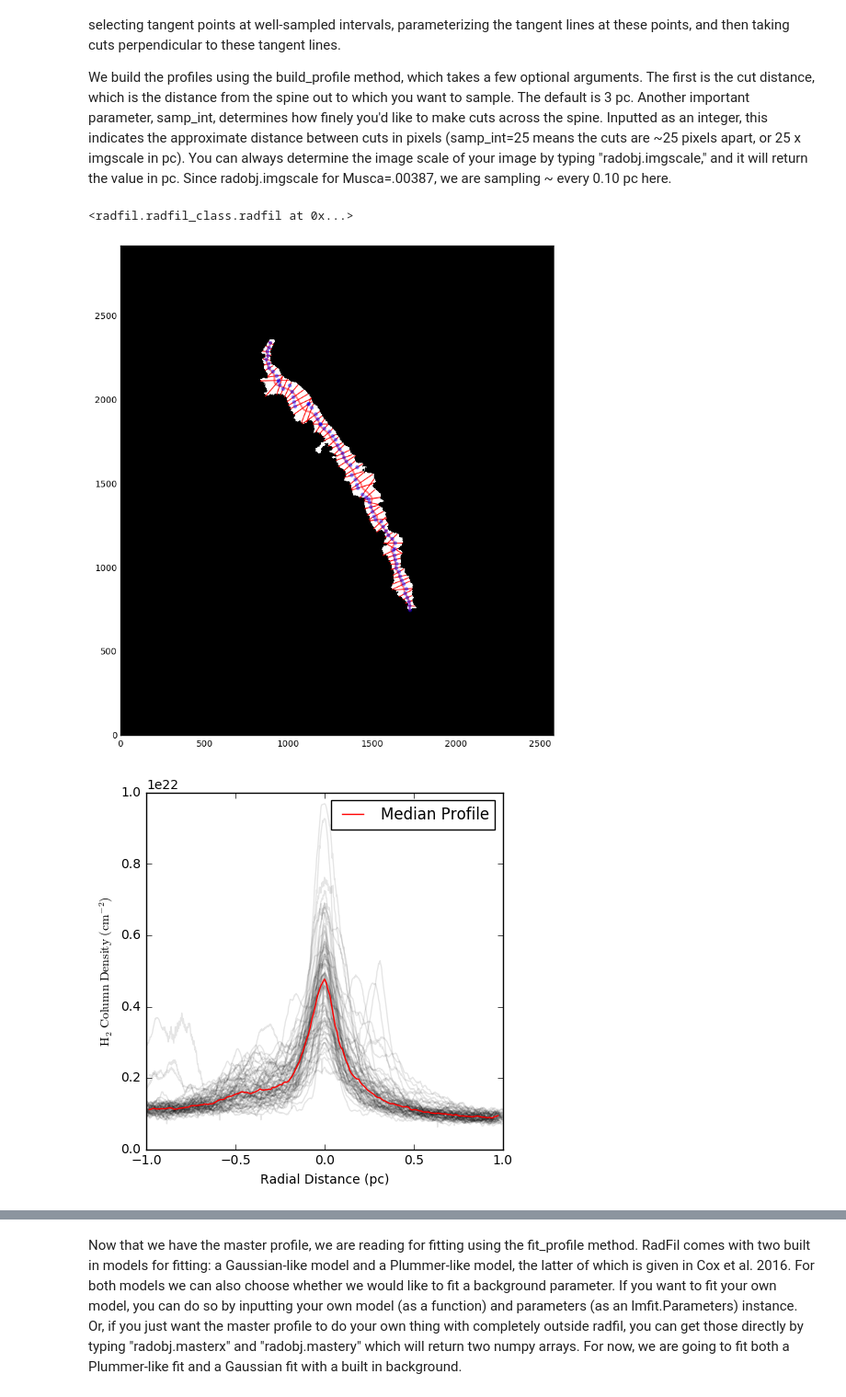
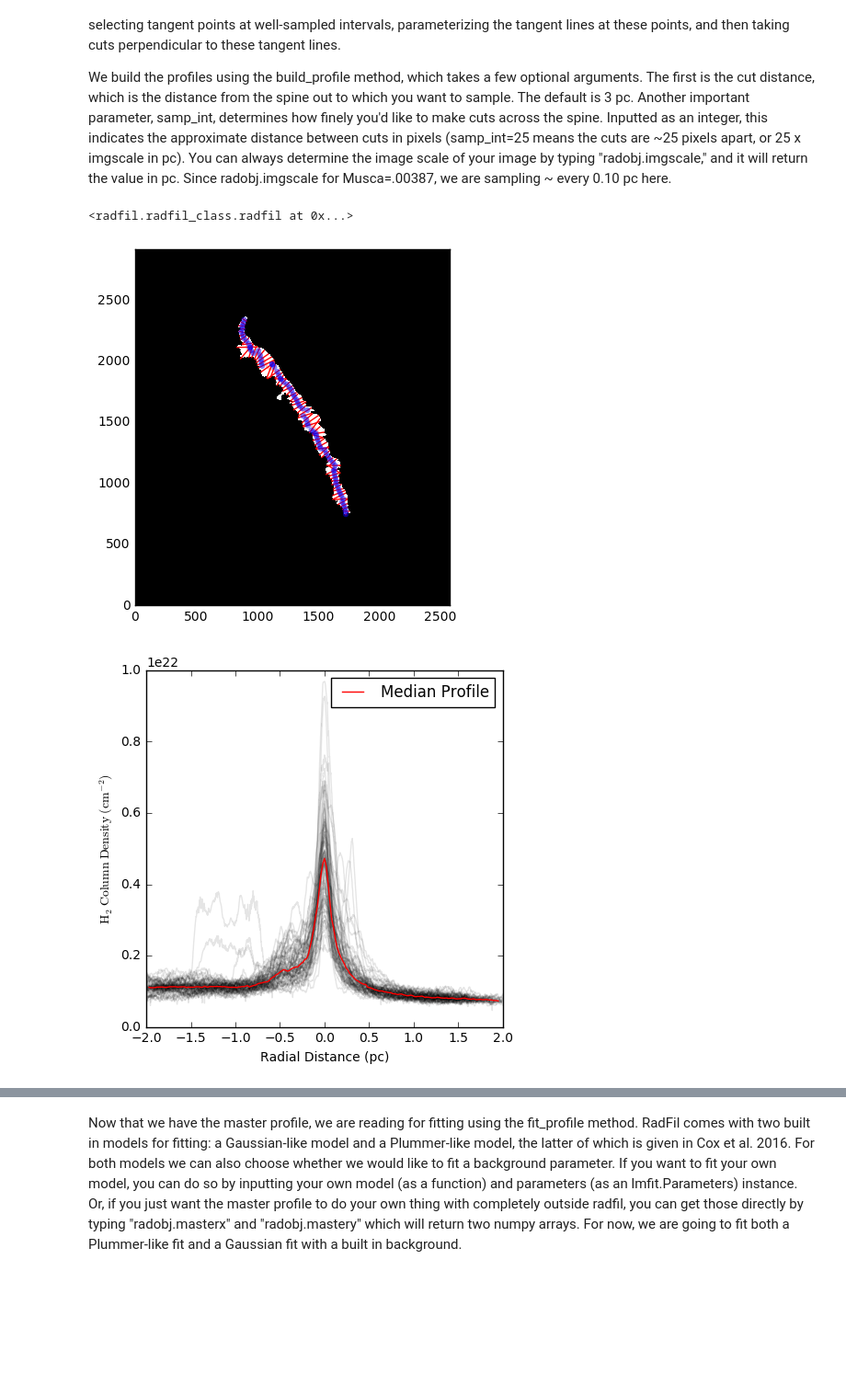
Before and after one commit to catherinezucker/radfil, a Jupyter notebook: RadFil_Tutorial.ipynb, the cells around one changed output, grey strips where cells are left out. Shown: that part at 92% size. Saved outputs shown, nothing was run; the diff lists cells and outputs as text; code cells hidden in the pictures; blank space fills up the shorter version.

```diff
--- a/RadFil_Tutorial.ipynb
+++ b/RadFil_Tutorial.ipynb
@@ -59,11 +57,11 @@ Now that we have everything we need, let's briefly walk through how RadFil build
 
 We build the profiles using the build_profile method, which takes a few optional arguments. The first is the cut distance, which is the distance from the spine out to which you want to sample. The default is 3 pc. Another important parameter, samp_int, determines how finely you'd like to make cuts across the spine. Inputted as an integer, this indicates the approximate distance between cuts in pixels (samp_int=25 means the cuts are ~25 pixels apart, or 25 x imgscale in pc). You can always determine the image scale of your image by typing "radobj.imgscale," and it will return the value in pc. Since radobj.imgscale for Musca=.00387, we are sampling ~ every 0.10 pc here.
 # %%
-radobj.build_profile(cutdist=1.0,samp_int=25)
+radobj.build_profile(cutdist=2.0,samp_int=25,numbins=200,nobins=False)
 # %% [output]
 <radfil.radfil_class.radfil at 0x...>
-[figure, old version]
+[figure, new version]
-[figure, old version]
+[figure, new version]
 # %% [markdown]
 The top figure in the above panel shows the smoothed spine as a thick red line running down the original filament mask, with the perpendicular cuts across the spine also shown in red. RadFil searches for the pixel with maximum column density along each of the perpendicular red cuts ("local width lines") which are marked with a blue dot. RadFil then shifts the center of the profile to this pixel, and builds the radial column density profile out from that point.
 
```
Also changed, not shown: parts of 7 cells of this notebook, 1 other file.
